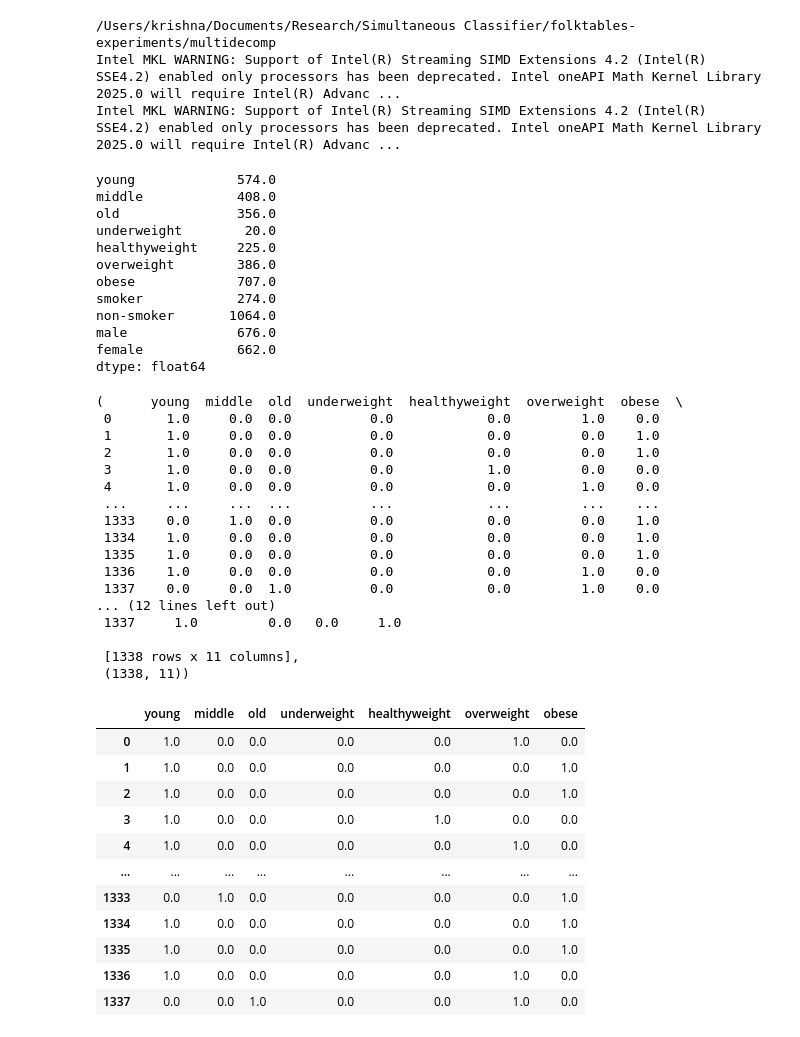
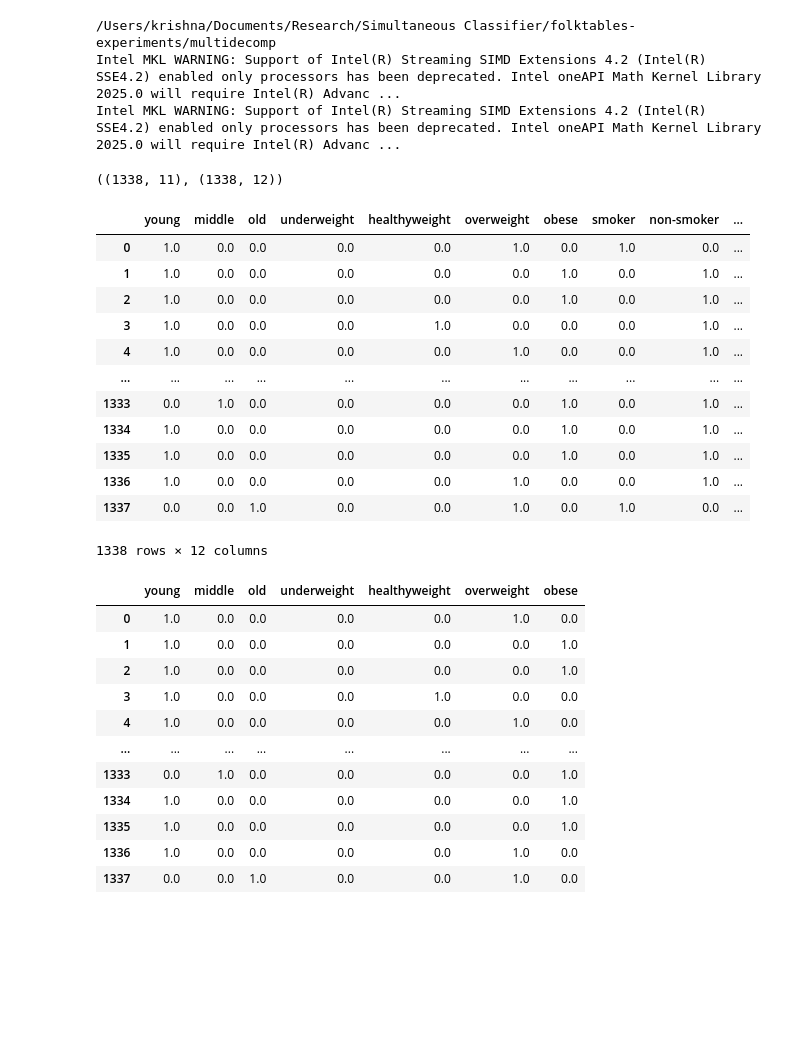
Before and after one commit to krishnacharya/multidecomp, a Jupyter notebook: iclr_res/groupwise_insurancepremium_allunclipped.ipynb, the cells around one changed output. Drawn from its saved outputs; the diff is of its cells as text; code cells hidden in the pictures; blank space fills up the shorter version.

```diff
--- a/iclr_res/groupwise_insurancepremium_allunclipped.ipynb
+++ b/iclr_res/groupwise_insurancepremium_allunclipped.ipynb
@@ -35,42 +35,35 @@ A_t_smoker = pd.concat([df_medical['smoker'] == 'yes', df_medical['smoker'] == '
 A_t_sex = pd.concat([df_medical['sex'] == 'male', df_medical['sex'] == 'female'], axis = 1, keys = ['male', 'female'])
 
 A_t_medical_groups = pd.concat([A_t_age, A_t_bmi, A_t_smoker, A_t_sex], axis=1)
+A1_t = A_t_medical_groups
+A2_t = A_t_medical_groups.copy()
+A2_t['always_on'] = True
+
+A1_t *= 1.0
+A2_t *= 1.0
 # A_t_medical_groups['always_on'] = True
-A_t_medical_groups *= 1.0
-print(A_t_medical_groups.sum(axis=0))
+# A_t_medical_groups *= 1.0
+# print(A_t_medical_groups.sum(axis=0))
-# %% [output]
-young             574.0
-middle            408.0
-old               356.0
-underweight        20.0
-healthyweight     225.0
-overweight        386.0
-obese             707.0
-smoker            274.0
-non-smoker       1064.0
-male              676.0
-female            662.0
-dtype: float64
-# %%
-A_t_medical_groups, A_t_medical_groups.shape
-# %% [output]
-(      young  middle  old  underweight  healthyweight  overweight  obese  \
- 0       1.0     0.0  0.0          0.0            0.0         1.0    0.0
- 1       1.0     0.0  0.0          0.0            0.0         0.0    1.0
- 2       1.0     0.0  0.0          0.0            0.0         0.0    1.0
- 3       1.0     0.0  0.0          0.0            1.0         0.0    0.0
- 4       1.0     0.0  0.0          0.0            0.0         1.0    0.0
- ...     ...     ...  ...          ...            ...         ...    ...
- 1333    0.0     1.0  0.0          0.0            0.0         0.0    1.0
- 1334    1.0     0.0  0.0          0.0            0.0         0.0    1.0
- 1335    1.0     0.0  0.0          0.0            0.0         0.0    1.0
- 1336    1.0     0.0  0.0          0.0            0.0         1.0    0.0
- 1337    0.0     0.0  1.0          0.0            0.0         1.0    0.0
-... (12 lines left out)
- 1337     1.0         0.0   0.0     1.0
-
- [1338 rows x 11 columns],
- (1338, 11))
+# %%
+A1_t.shape, A2_t.shape
+# %% [output]
+((1338, 11), (1338, 12))
+# %%
+A2_t
+# %% [output]
+|  | young | middle | old | underweight | healthyweight | overweight | obese | smoker | non-smoker | ... |
+| 0 | 1.0 | 0.0 | 0.0 | 0.0 | 0.0 | 1.0 | 0.0 | 1.0 | 0.0 | ... |
+| 1 | 1.0 | 0.0 | 0.0 | 0.0 | 0.0 | 0.0 | 1.0 | 0.0 | 1.0 | ... |
+| 2 | 1.0 | 0.0 | 0.0 | 0.0 | 0.0 | 0.0 | 1.0 | 0.0 | 1.0 | ... |
+| 3 | 1.0 | 0.0 | 0.0 | 0.0 | 1.0 | 0.0 | 0.0 | 0.0 | 1.0 | ... |
+| 4 | 1.0 | 0.0 | 0.0 | 0.0 | 0.0 | 1.0 | 0.0 | 0.0 | 1.0 | ... |
+| ... | ... | ... | ... | ... | ... | ... | ... | ... | ... | ... |
+| 1333 | 0.0 | 1.0 | 0.0 | 0.0 | 0.0 | 0.0 | 1.0 | 0.0 | 1.0 | ... |
+| 1334 | 1.0 | 0.0 | 0.0 | 0.0 | 0.0 | 0.0 | 1.0 | 0.0 | 1.0 | ... |
+| 1335 | 1.0 | 0.0 | 0.0 | 0.0 | 0.0 | 0.0 | 1.0 | 0.0 | 1.0 | ... |
+| 1336 | 1.0 | 0.0 | 0.0 | 0.0 | 0.0 | 1.0 | 0.0 | 0.0 | 1.0 | ... |
+| 1337 | 0.0 | 0.0 | 1.0 | 0.0 | 0.0 | 1.0 | 0.0 | 1.0 | 0.0 | ... |
+1338 rows × 12 columns
 # %%
 age_groups = ['young', 'middle', 'old']
 bmi_groups = ['underweight', 'healthyweight', 'overweight', 'obese']
```
Also changed, not shown: parts of 4 cells of this notebook, 1 other file.
